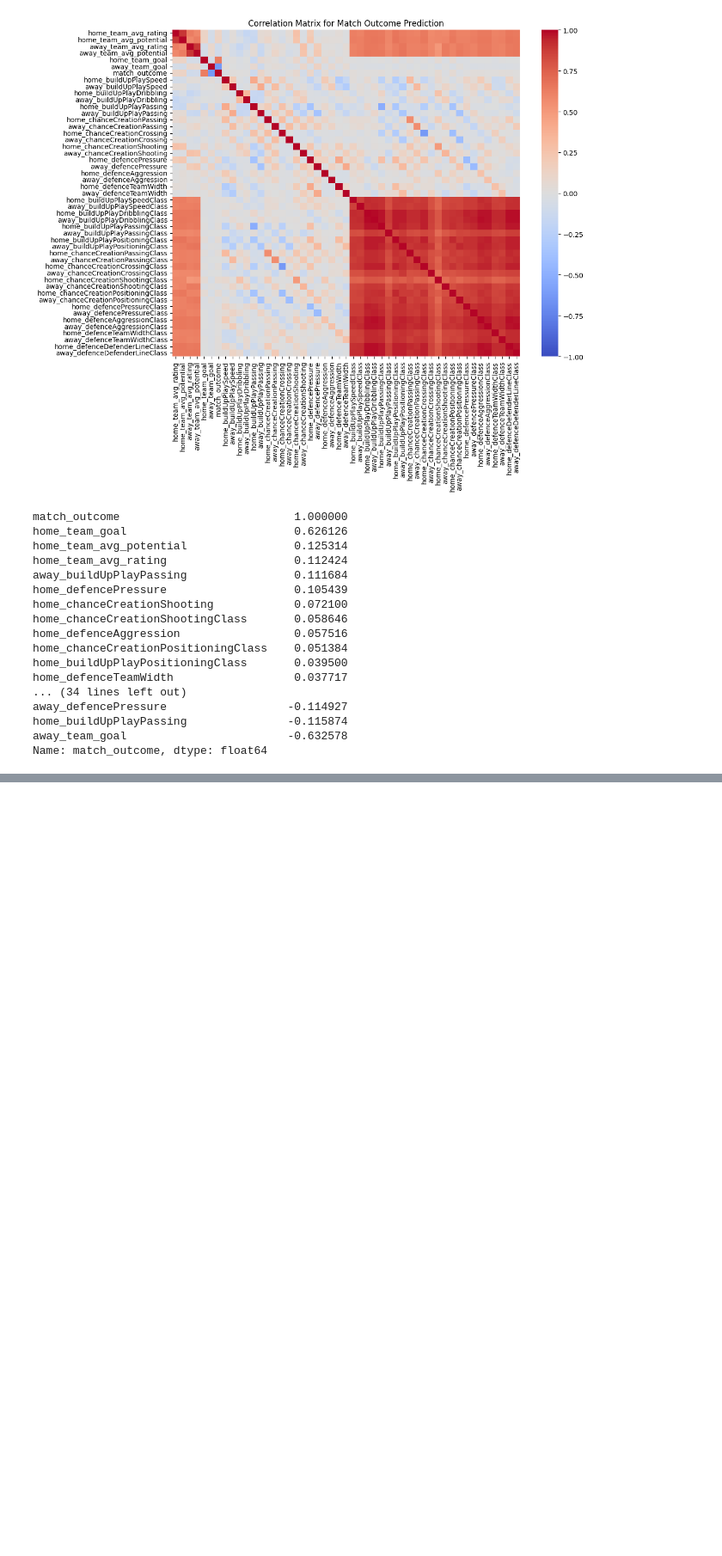
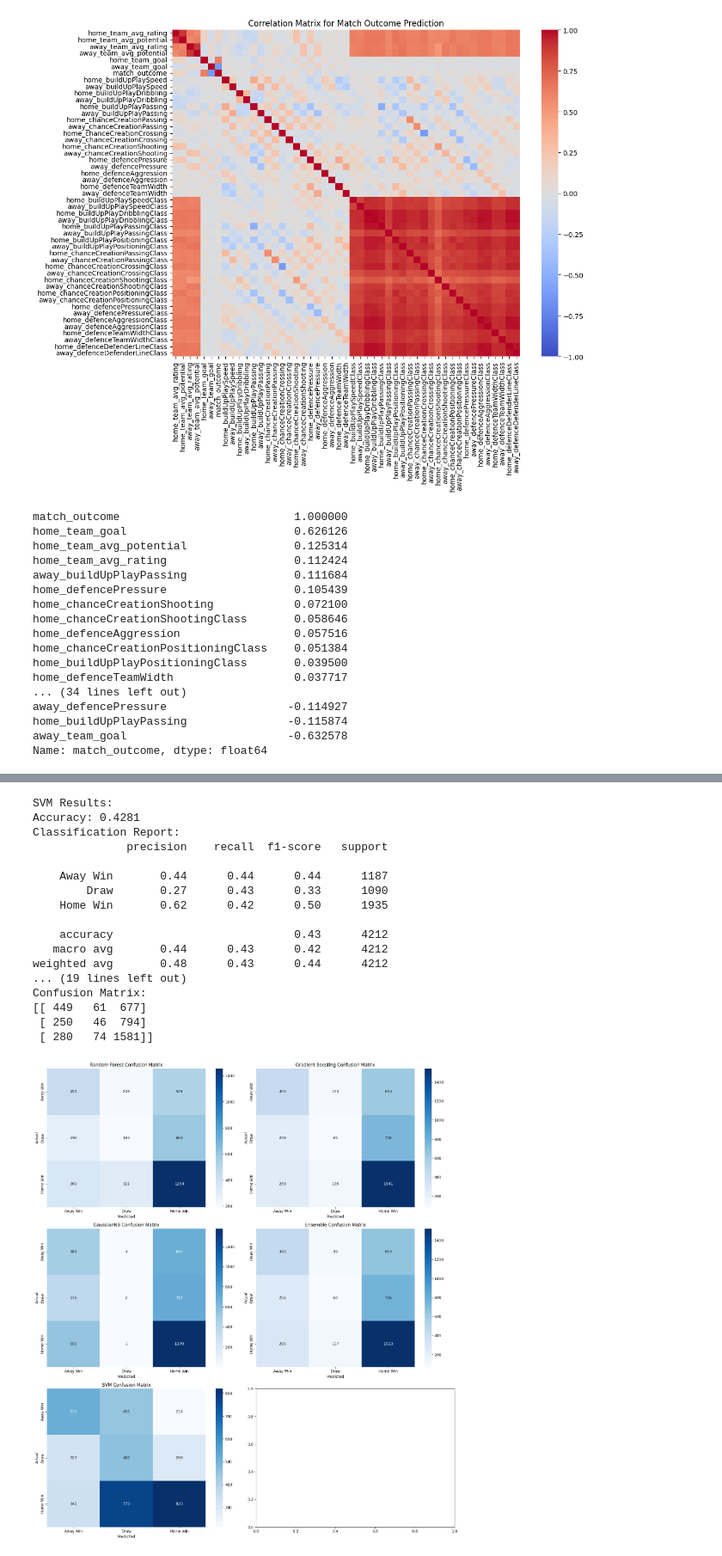
Before and after one commit to Shrimadh/ALDA, a Jupyter notebook: match_outcome_prediction.ipynb, the cells around one changed output, grey strips where cells are left out. Shown at 86% size. Cells and saved outputs as stored; diff of their text form; code cells hidden in the pictures; blank space fills up the shorter version.

```diff
--- a/match_outcome_prediction.ipynb
+++ b/match_outcome_prediction.ipynb
@@ -657,0 +663,75 @@ Confusion Matrix:
+# %%
+from sklearn.svm import SVC
+
+# Initialize SVM
+svm_model = SVC(
+    probability=True,  # Required for soft voting in VotingClassifier
+    random_state=42,
+    class_weight='balanced',  # Handles class imbalance
+    kernel='rbf',  # Experiment with 'linear', 'poly', or 'sigmoid' if needed
+    C=0.5,  # Lower regularization for better generalization
+    gamma=0.1  # Explicit gamma setting for fine control
+)
+# Add SVM to the ensemble
+ensemble_model = VotingClassifier(
+    estimators=[
+        ('rf', rf_model),
+        ('gb', gb_classifier),
+        ('nb', nb_model),
+        ('svm', svm_model)
+    ],
+    voting='soft'  # 'soft' for probability-based voting
+)
+
+# Train and evaluate SVM separately
+svm_model.fit(X_train_scaled, y_train)
+svm_conf_matrix = evaluate_model(svm_model, X_test_scaled, y_test, "SVM")
+
+# Train and evaluate the updated ensemble
+ensemble_model.fit(X_train_scaled, y_train)
+ensemble_predictions = ensemble_model.predict(X_test_scaled)
+ensemble_accuracy = accuracy_score(y_test, ensemble_predictions)
+ensemble_conf_matrix = confusion_matrix(y_test, ensemble_predictions)
+ensemble_class_report = classification_report(y_test, ensemble_predictions, target_names=['Away Win', 'Draw', 'Home Win'])
+
+print("\nUpdated Ensemble Model Results:")
+print(f"Accuracy: {ensemble_accuracy:.4f}")
+print("Classification Report:")
+print(ensemble_class_report)
+print("Confusion Matrix:")
+print(ensemble_conf_matrix)
+
+# Update Confusion Matrix Plot
+conf_matrices.append(svm_conf_matrix)
+model_names.append("SVM")
+
+fig, axes = plt.subplots(3, 2, figsize=(16, 18))  # Adjust layout for more models
+for ax, conf_matrix, model_name in zip(axes.flatten(), conf_matrices, model_names):
+    sns.heatmap(conf_matrix, annot=True, fmt='d', cmap='Blues', ax=ax,
+                xticklabels=['Away Win', 'Draw', 'Home Win'],
+                yticklabels=['Away Win', 'Draw', 'Home Win'])
+    ax.set_title(f'{model_name} Confusion Matrix')
+    ax.set_xlabel('Predicted')
+    ax.set_ylabel('Actual')
+
+plt.tight_layout()
+plt.show()
+# %% [output]
+SVM Results:
+Accuracy: 0.4281
+Classification Report:
+              precision    recall  f1-score   support
+
+    Away Win       0.44      0.44      0.44      1187
+        Draw       0.27      0.43      0.33      1090
+    Home Win       0.62      0.42      0.50      1935
+
+    accuracy                           0.43      4212
+   macro avg       0.44      0.43      0.42      4212
+weighted avg       0.48      0.43      0.44      4212
+... (19 lines left out)
+Confusion Matrix:
+[[ 449   61  677]
+ [ 250   46  794]
+ [ 280   74 1581]]
+[figure, added]
```
Also changed, not shown: parts of 2 cells of this notebook.
